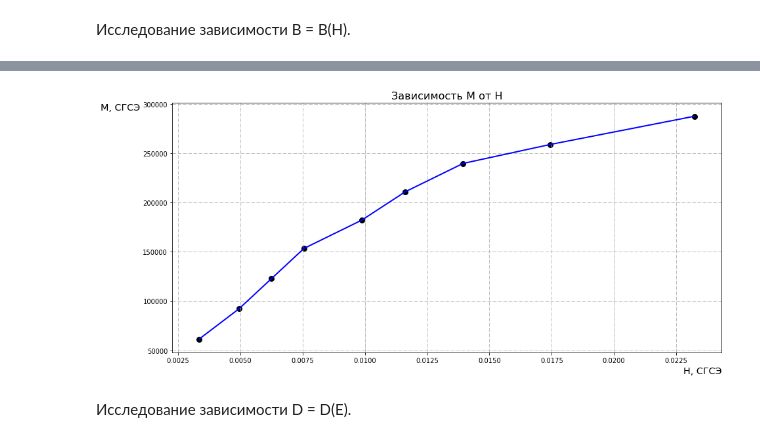
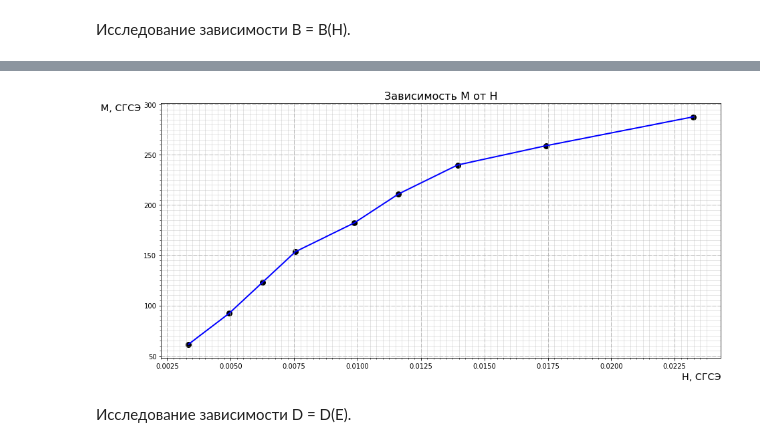
Before and after one commit to svinkapeppa/5-term, a Jupyter notebook: physics/1.3.ipynb, the cells around one changed output, grey strips where cells are left out. Drawn from its saved outputs; the diff is of its cells as text; code cells hidden in the pictures.

```diff
--- a/physics/1.3.ipynb
+++ b/physics/1.3.ipynb
@@ -15,7 +15,7 @@ C = 0.22
 S = 0.19625
 # %%
 Ux = np.array([0.08, 0.06, 0.048, 0.04, 0.034, 0.026, 0.0215, 0.017, 0.0115])
-Uy = np.array([1500, 1350, 1250, 1100, 950, 800, 640, 480, 320])
+Uy = np.array([1.5, 1.350, 1.25, 1.1, 0.95, 0.8, 0.64, 0.48, 0.32])
 # %%
 H = (2 * N1 * Ux) / (10 * r * R1)
 B = (100 * R2 * C * Uy) / (N2 * S)
@@ -60,22 +60,23 @@ plt.show()
 # %%
 fig = plt.figure(figsize=(15,7))
 ax = fig.gca()
-ax.set_xticks(np.arange(0, 0.8, 0.01), minor=True)
-ax.set_yticks(np.arange(0, 2500, 50), minor=True)
+ax.set_xticks(np.arange(0, 0.024, 0.00025), minor=True)
+ax.set_yticks(np.arange(0, 300, 5), minor=True)
 ax.grid(which='minor', alpha=0.4, linestyle='-')
 
 plt.plot(H, (B - H) / (4 * pi), c='blue', linewidth=2)
 plt.scatter(H, (B - H) / (4 * pi), c='black', linewidth=3)
 plt.xlabel("H, СГСЭ", horizontalalignment='right', fontsize='x-large', x=1)
 h = plt.ylabel(r"M, СГСЭ", verticalalignment='top', fontsize='x-large', horizontalalignment='right', y=1)
 h.set_rotation(0)
 
 plt.title('Зависимость M от H', fontsize=16)
 plt.grid(ls='--')
 plt.savefig("Third")
+
 plt.show()
 # %% [output]
-[figure, old version]
+[figure, new version]
 # %% [markdown]
 Исследование зависимости D = D(E).
 # %%
```
Also changed, not shown: parts of 2 cells of this notebook.
